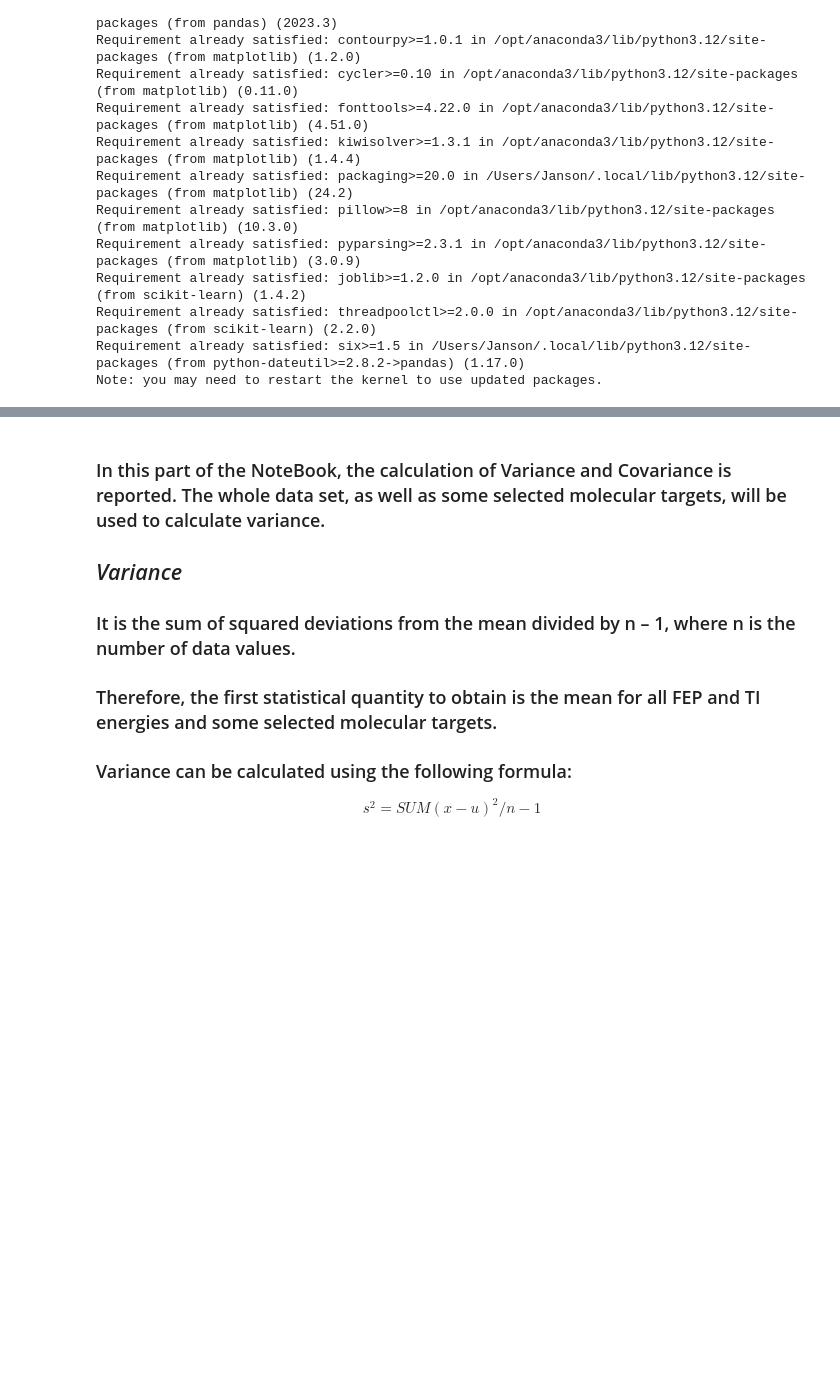
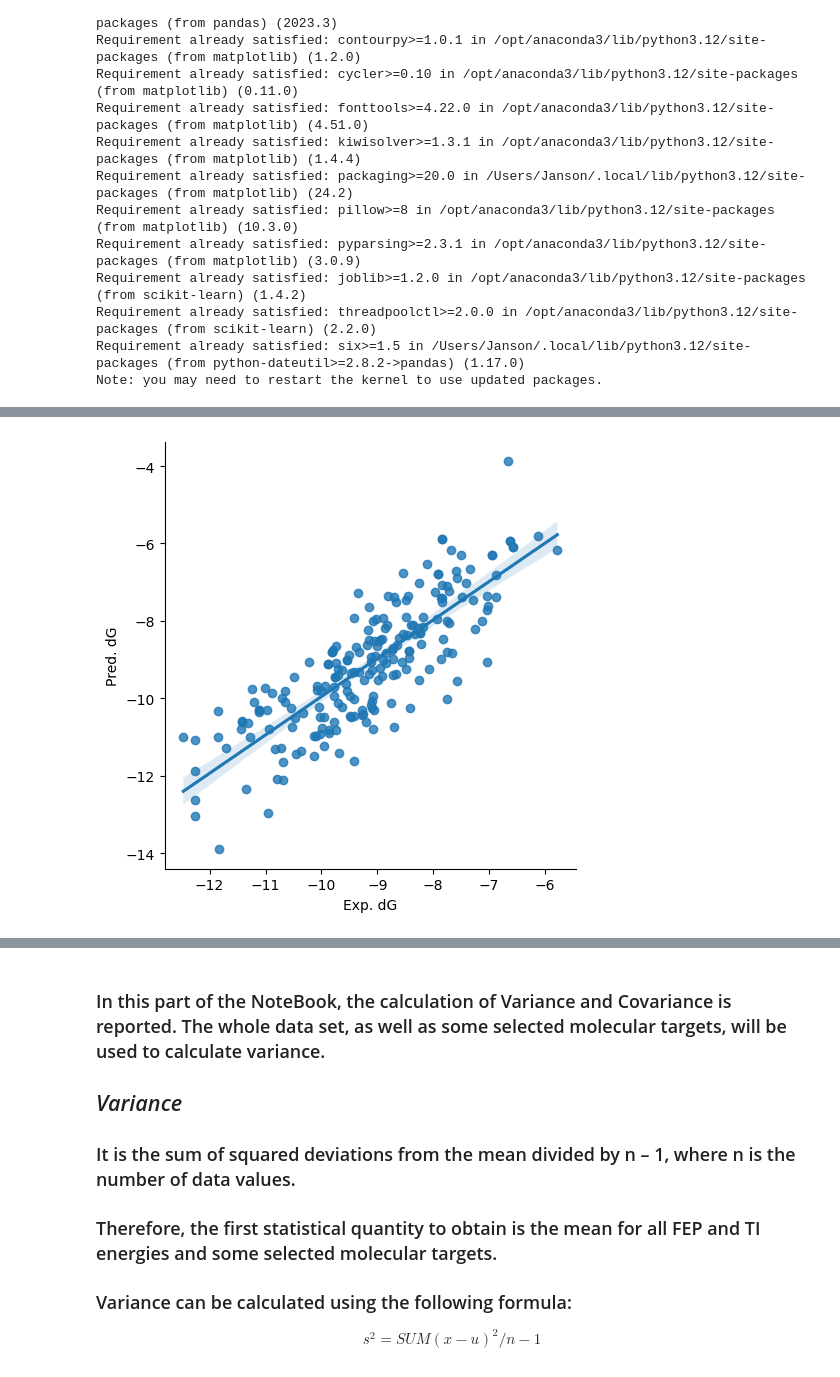
Before and after one commit to Jans-AIML/AML-1213-Term-Project, a Jupyter notebook: Term_project_co-Variance_JAM.ipynb, the cells around one changed output, grey strips where cells are left out. Saved outputs shown, nothing was run; the diff lists cells and outputs as text; code cells hidden in the pictures; blank space fills up the shorter version.

```diff
--- a/Term_project_co-Variance_JAM.ipynb
+++ b/Term_project_co-Variance_JAM.ipynb
@@ -168,16 +65,0 @@ melt_res_df
-# %%
-sns.set(rc={'figure.figsize':(12,12)},font_scale=1.5)
-ax = sns.barplot(x="Target",y="value",hue="variable",data=melt_res_df)
-x_pos = np.arange(8)-0.2
-y_val = res_df["FEP Correlation"]
-lb = y_val - res_df.FEP_LB
-ub = res_df.FEP_UB - y_val
-ax.errorbar(x_pos,y_val,yerr=[lb,ub],fmt="none",capsize=0,color='black')
-x_pos = np.arange(8)+0.2
-y_val = res_df["TI Correlation"]
-lb = y_val - res_df.TI_LB
-ub = res_df.TI_UB - y_val
-a = ax.errorbar(x_pos,y_val,yerr=[lb,ub],fmt="none",capsize=0,color='black')
-handles, labels = ax.get_legend_handles_labels()
-plt.legend(bbox_to_anchor=(1.05, 1), loc=2, borderaxespad=0., handles=handles[0:2], labels=labels[0:2])
-_ = ax.set(xlabel='', ylabel="Pearson r")
@@ -311,0 +66,23 @@ Max:  -3.87
+# %%
+import pandas as pd
+
+# Load the CSV
+df = pd.read_csv('updated_data2.csv')
+
+# Strip column names (just in case)
+df.columns = df.columns.str.strip()
+
+# Replace commas with dots in a specific column, e.g., 'Pred. dG'
+df['Pred. dG'] = df['Pred. dG'].astype(str).str.replace(',', '.')
+df['Pred. dG'] = pd.to_numeric(df['Pred. dG'], errors='coerce')  # convert to float
+df['Exp. dG'] = df['Exp. dG'].astype(str).str.replace(',', '.')
+df['Exp. dG'] = pd.to_numeric(df['Exp. dG'], errors='coerce')  # convert to float
+
+# Save back to CSV
+df.to_csv('updated_data3.csv', index=False)
+
+con = pd.read_csv('updated_data3.csv')
+con
+sns.lmplot(x="Exp. dG", y="Pred. dG", data=con);
+# %% [output]
+[figure, added]
```
Also changed, not shown: parts of 50 cells of this notebook.
